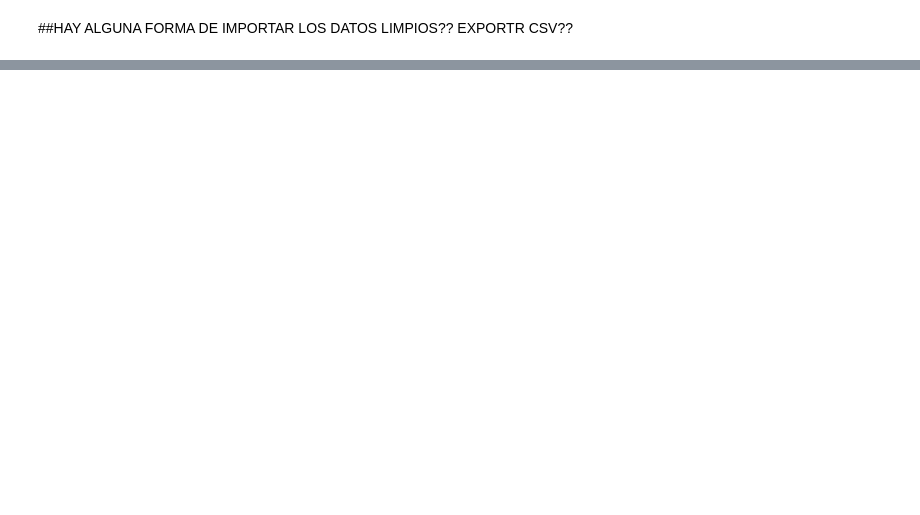
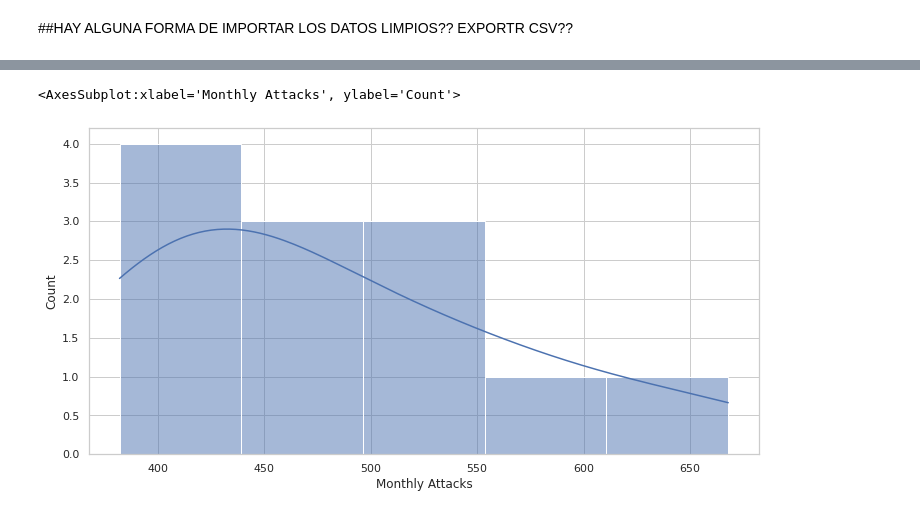
Before and after one commit to JulianTrufero/shark-data-cleaning, a Jupyter notebook: Analisis.ipynb, the cells around one changed output, grey strips where cells are left out. Cells and saved outputs as stored; diff of their text form; code cells hidden in the pictures; blank space fills up the shorter version.

```diff
--- a/Analisis.ipynb
+++ b/Analisis.ipynb
@@ -39,0 +50,5 @@ sns.countplot(x=sdf['Type']);
+# %%
+ataques_mensuales = pd.DataFrame(sdf['Months'].value_counts()).reset_index()
+# %%
+c = {'Months': 'Monthly Attacks', 'index':'Month'}
+ataques_mensuales = ataques_mensuales.rename(columns=c)
@@ -39,0 +69,5 @@ sns.countplot(x=sdf['Type']);
+# %%
+sns.histplot(x=ataques_mensuales['Monthly Attacks'], kde=True)
+# %% [output]
+<AxesSubplot:xlabel='Monthly Attacks', ylabel='Count'>
+[figure, added]
```
Also changed, not shown: parts of 12 cells of this notebook, 2 other files.
